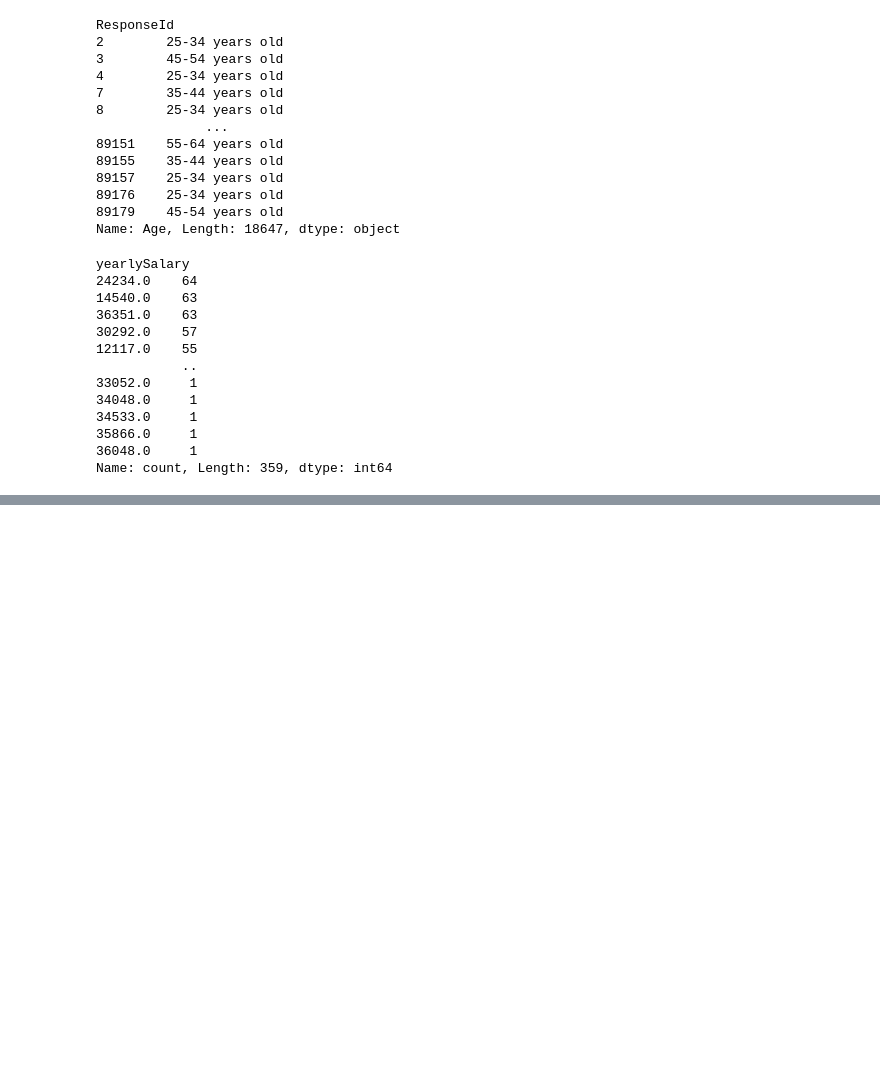
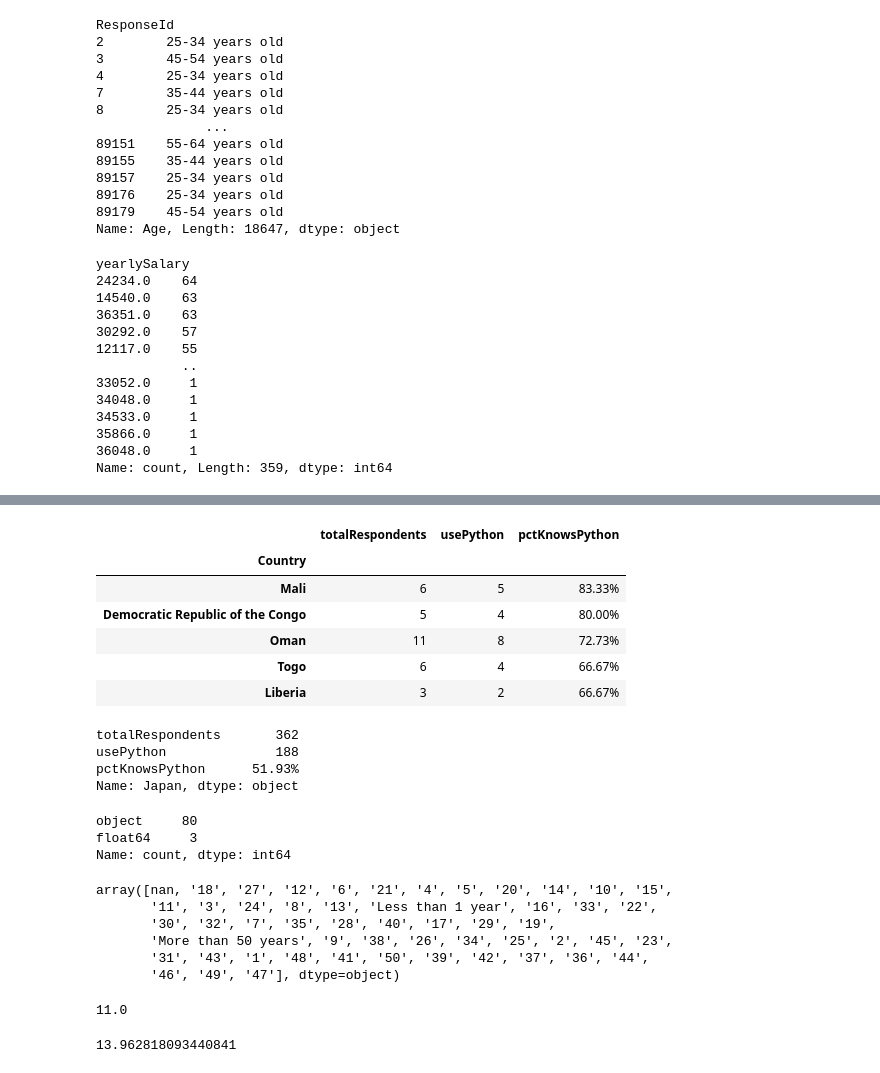
Before and after one commit to khmorad/stackoverflow_data_analysis, a Jupyter notebook: stackoverflow_data_analysis.ipynb, the cells around one changed output, grey strips where cells are left out. Drawn from its saved outputs; the diff is of its cells as text; code cells hidden in the pictures; blank space fills up the shorter version.

```diff
--- a/stackoverflow_data_analysis.ipynb
+++ b/stackoverflow_data_analysis.ipynb
@@ -346,0 +420,52 @@ Name: yearlySalary, Length: 185, dtype: float64
+# %%
+python_df.sort_values(by= 'pctKnowsPython', ascending = False).head()
+# %% [output]
+|  | totalRespondents | usePython | pctKnowsPython |
+| Country |  |  |  |
+| Mali | 6 | 5 | 83.33% |
+| Democratic Republic of the Congo | 5 | 4 | 80.00% |
+| Oman | 11 | 8 | 72.73% |
+| Togo | 6 | 4 | 66.67% |
+| Liberia | 3 | 2 | 66.67% |
+# %%
+#displaying the information on Japan
+python_df.loc['Japan']
+# %% [output]
+totalRespondents       362
+usePython              188
+pctKnowsPython      51.93%
+Name: Japan, dtype: object
+# %%
+#seeing what data type this data frame tends to have
+df.dtypes.value_counts()
+# %% [output]
+object     80
+float64     3
+Name: count, dtype: int64
+# %%
+#all th eunique numbers of column
+df['YearsCode'].unique()
+# %% [output]
+array([nan, '18', '27', '12', '6', '21', '4', '5', '20', '14', '10', '15',
+       '11', '3', '24', '8', '13', 'Less than 1 year', '16', '33', '22',
+       '30', '32', '7', '35', '28', '40', '17', '29', '19',
+       'More than 50 years', '9', '38', '26', '34', '25', '2', '45', '23',
+       '31', '43', '1', '48', '41', '50', '39', '42', '37', '36', '44',
+       '46', '49', '47'], dtype=object)
+# %%
+#displaye the median of years (experiment)
+
+#the dataframe tends to include some strings which needs to be replace with a number
+df['YearsCode'].replace('Less than 1 year', 0, inplace = True)
+df['YearsCode'].replace('More than 50 years', 51, inplace = True)
+
+#now changing the date type to float
+df['YearsCode'] = df['YearsCode'].astype(float)
+df['YearsCode'].median()
+# %% [output]
+11.0
+# %%
+#diplaying the median
+df['YearsCode'].mean()
+# %% [output]
+13.962818093440841
```
Also changed, not shown: parts of 16 cells of this notebook.
